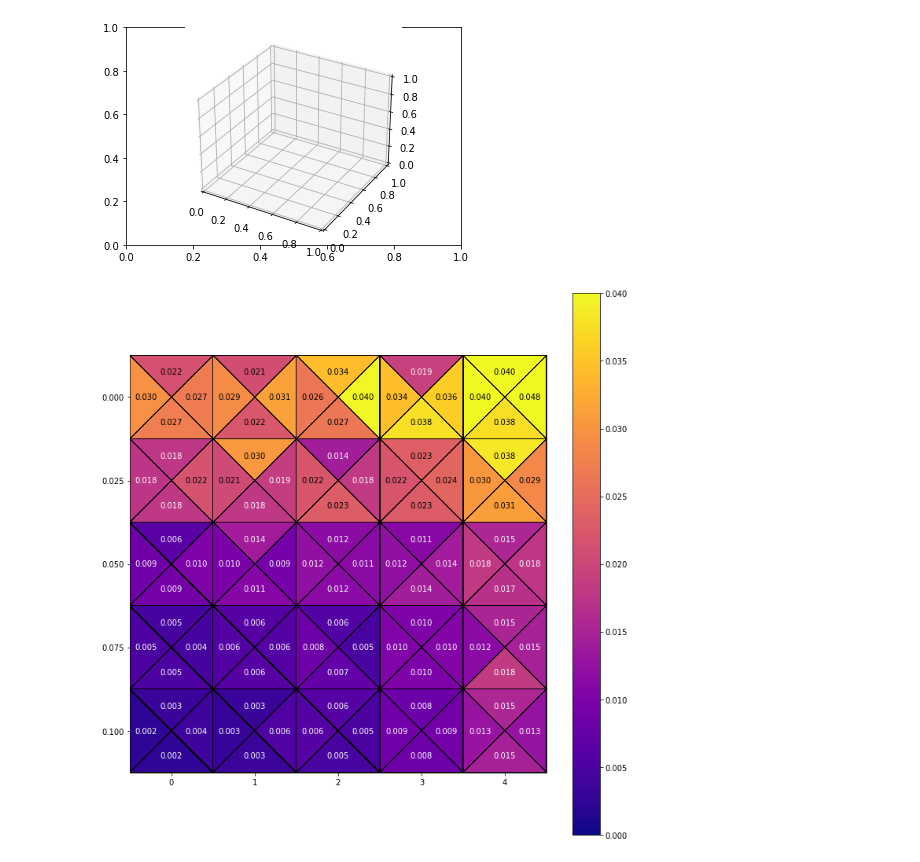
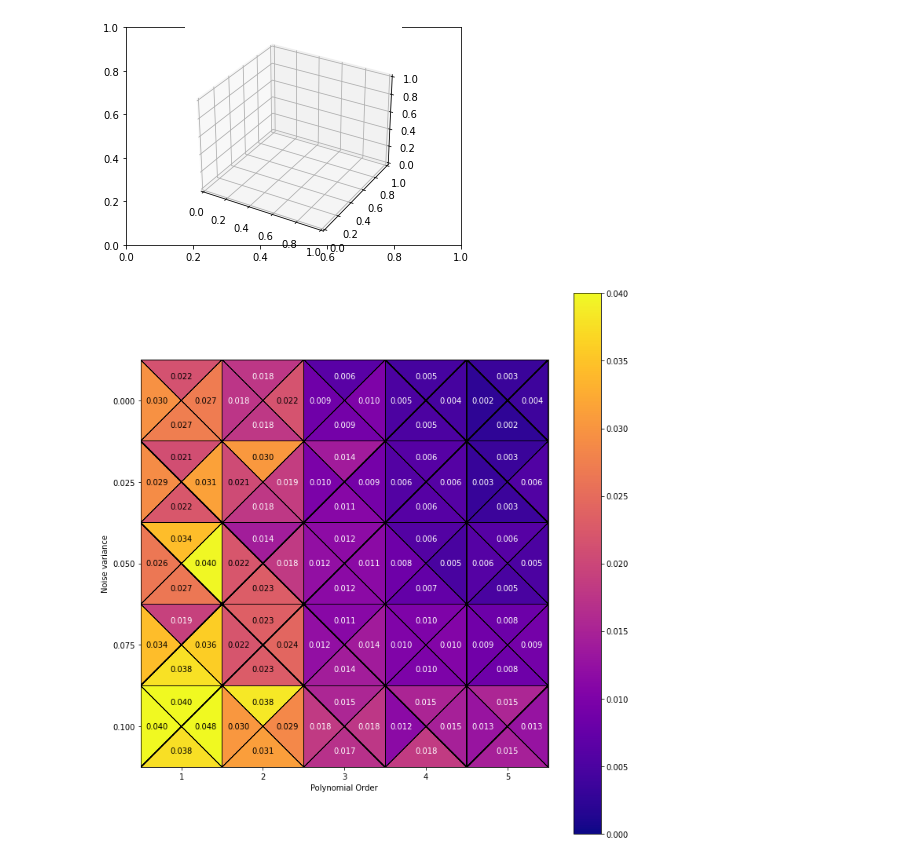
Before and after one commit to antble/CompSci-Project-1, a Jupyter notebook: regression_analysis/regression.ipynb, the cells around one changed output. Drawn from its saved outputs; the diff is of its cells as text; code cells hidden in the pictures.

Commit message:
more partially fixed plots

```diff
--- a/regression_analysis/regression.ipynb
+++ b/regression_analysis/regression.ipynb
@@ -221,39 +221,44 @@ def triangulation_for_triheatmap(M, N):
                   for j in range(N) for i in range(M)]
     return [Triangulation(x, y, triangles) for triangles in [trianglesN, trianglesE, trianglesS, trianglesW]]
 
-values = [(test_MSE_arr[:, 0, : , 0]), (test_MSE_arr[:, 0, : , 1]),
-          (test_MSE_arr[:, 0, : , 2]), (test_MSE_arr[:, 0, : , 3])]
+values = [np.transpose(test_MSE_arr[:, 0, : , 0]), np.transpose(test_MSE_arr[:, 0, : , 1]),
+          np.transpose(test_MSE_arr[:, 0, : , 2]), np.transpose(test_MSE_arr[:, 0, : , 3])]
 
 triangul = triangulation_for_triheatmap(5, 5)
 cmaps = ['Blues','Blues','Blues','Blues']#['Blues', 'Greens', 'Purples', 'Reds']  # ['winter', 'spring', 'summer', 'autumn']
 norms = [plt.Normalize(-0.5, 1) for _ in range(4)]
 fig, ax = plt.subplots(figsize=(10,10))
 #imgs = [ax.tripcolor(t, np.ravel(val), cmap=cmap, norm=norm, ec='white')
 #        for t, val, cmap, norm in zip(triangul, values*100, cmaps, norms)]
 imgs = [ax.tripcolor(t, val.ravel(), cmap='plasma', vmin=0, vmax=0.04, ec='k')
         for t, val in zip(triangul, (values))]
 for val, dir in zip(values, [(-1, 0), (0, 1), (1, 0), (0, -1)]):
     for i in range(5):
         for j in range(5):
             v = val[j, i]
             ax.text(i + 0.3 * dir[1], j + 0.3 * dir[0], f'{v:.3f}', color='k' if 0.02 < v < 0.07 else 'w', ha='center', va='center')
 ax.set_xticks(range(5))
 ax.set_yticks(range(5))
 
-def major_tick(x, pos):
+def ymajor_tick(x, pos):
     return f"{x*0.025:.3f}"
-
+def xmajor_tick(x, pos):
+    return f"{x+1}"
 
 ax.yaxis.set_major_locator(MultipleLocator(1.000))
 # FuncFormatter is created and used automatically
-ax.yaxis.set_major_formatter(major_tick)
-#ax.xaxis.set_major_formatter
-#ax.yaxis.set_tick_params(which='major', label = ["0.000", "0.025", "0.050", "0.075", "1.000"])
+ax.yaxis.set_major_formatter(ymajor_tick)
+
+ax.xaxis.set_major_formatter(xmajor_tick)
+
 ax.invert_yaxis()
 ax.margins(x=0, y=0)
+ax.set_xlabel("Polynomial Order")
+ax.set_ylabel("Noise variance")
+
 ax.set_aspect('equal', 'box')  # square cells
 cbar = fig.colorbar(imgs[0], ax=ax)
 plt.tight_layout()
 plt.show()
 # %% [output]
-[figure, old version]
+[figure, new version]
```
